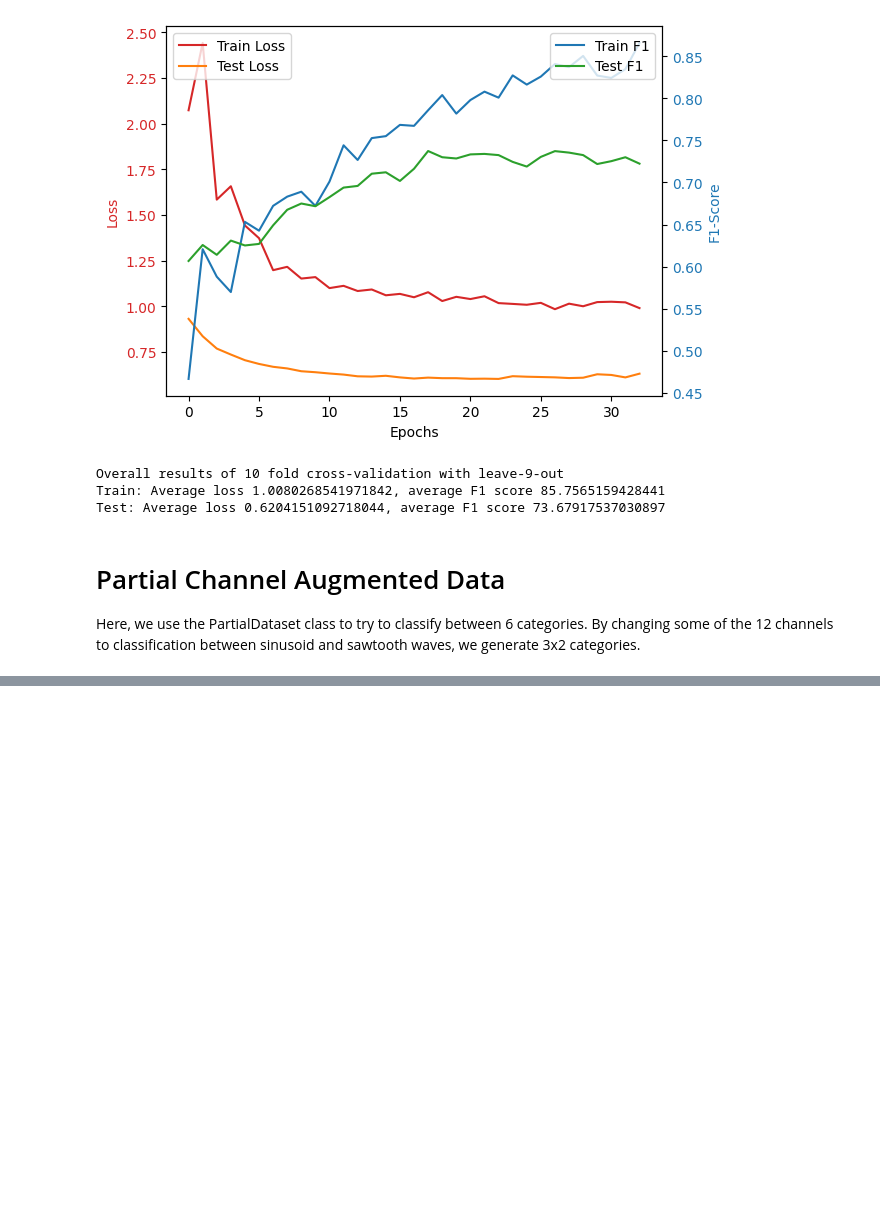
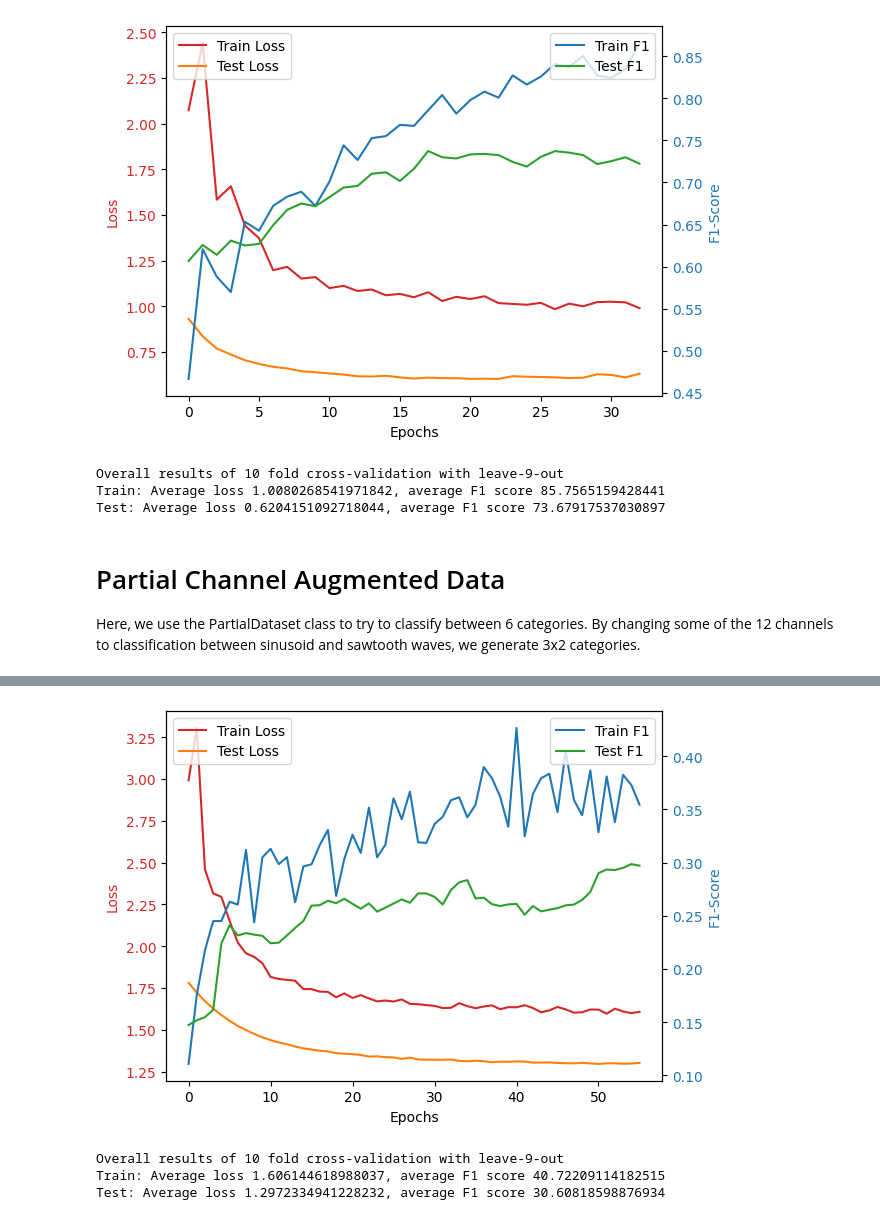
Before and after one commit to MattyAB/ecg_transfer, a Jupyter notebook: ecg.ipynb, the cells around one changed output, grey strips where cells are left out. Saved outputs shown, nothing was run; the diff lists cells and outputs as text; code cells hidden in the pictures; blank space fills up the shorter version.

```diff
--- a/ecg.ipynb
+++ b/ecg.ipynb
@@ -697,0 +706,20 @@ Error:
+# %%
+## Parital dataset - half of channels are ecg, half are fully synthetic
+## Original test (regularize half, allowing the other half to move arbitrarially)
+
+trainparams = TrainParams()
+trainparams.weights = weights
+trainparams.labelmap = labelmap
+trainparams.k=10
+trainparams.m=9
+trainparams.early_stopping=5
+trainparams.regularize_map = [False] * 6 + [True] * 6
+trainparams.n_categories = 6
+trainparams.print_deviant = False
+trainparams.base_decay = 0.005
+
+history = train_kfold_transfer_model(dataset_partial, trainparams, TransferAdaptersCNNModel, buffer=buffer, test=False)
+
+plot_tt_graph(history, idx=0)
+display_results(history, trainparams=trainparams)
+# %% [output]
@@ -697,0 +743,4 @@ Error:
+[figure, added]
+Overall results of 10 fold cross-validation with leave-9-out
+Train: Average loss 1.606144618988037, average F1 score 40.72209114182515
+Test: Average loss 1.2972334941228232, average F1 score 30.60818598876934
```
Also changed, not shown: parts of 4 cells of this notebook, 1 other file.
